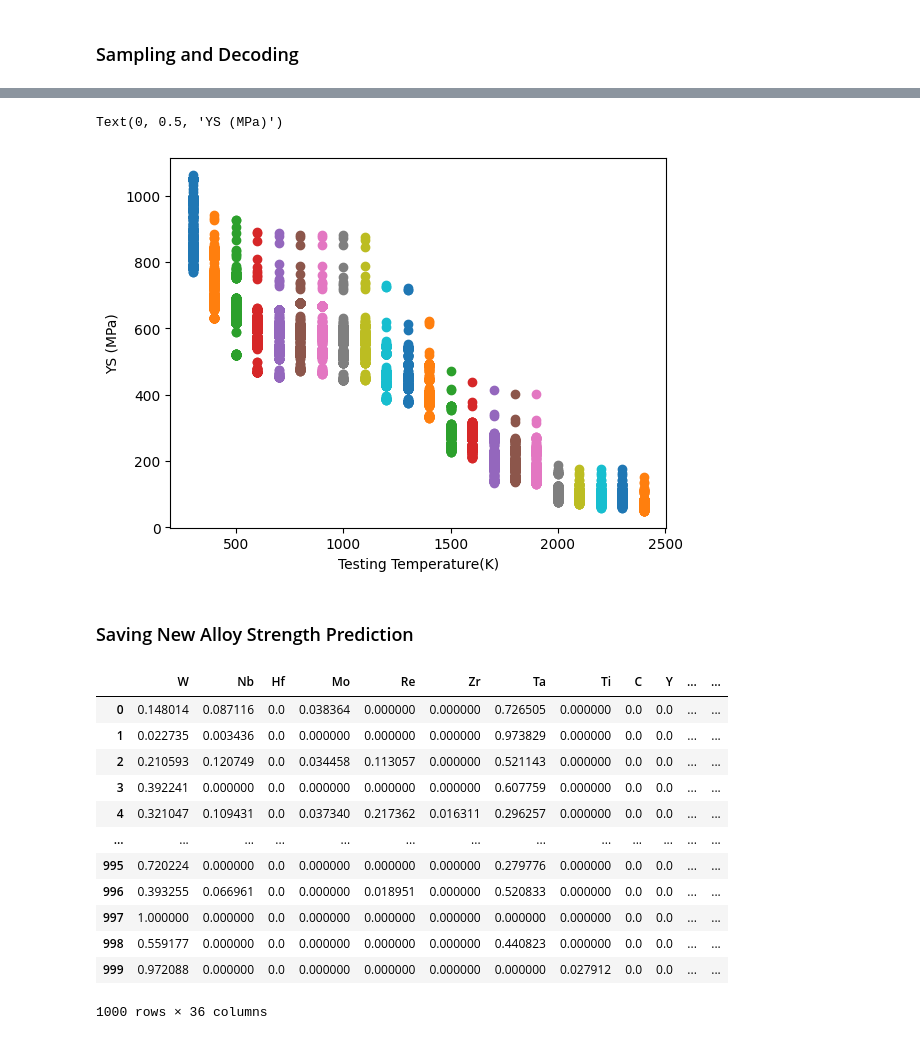
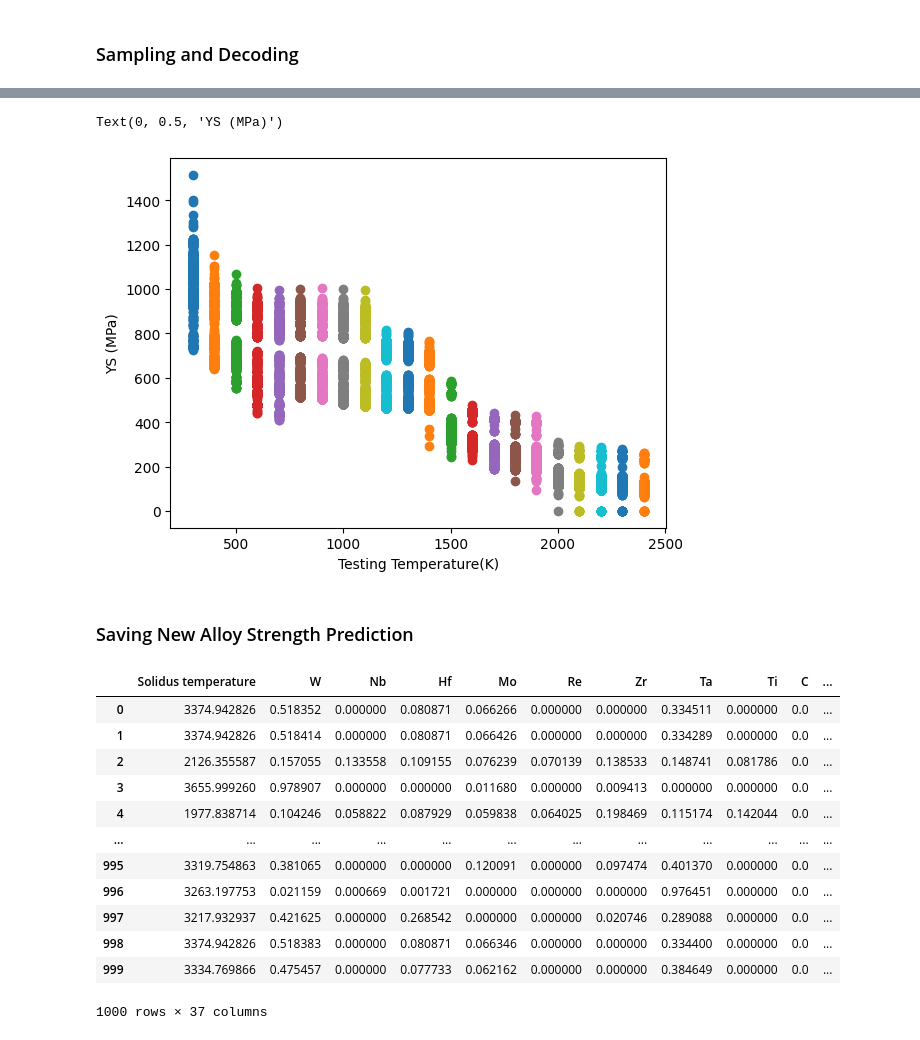
Before and after one commit to hongshuh/alloy, a Jupyter notebook: main.ipynb, the cells around one changed output, grey strips where cells are left out. Cells and saved outputs as stored; diff of their text form; code cells hidden in the pictures.

```diff
--- a/main.ipynb
+++ b/main.ipynb
@@ -290,7 +349,13 @@ strength
 # %% [markdown]
 ### Visulization of data distribution
 # %%
-strength_element = strength.iloc[:,2:]
+if include_tsol:
+    if ratio:
+        strength_element = strength.iloc[:,3:-1]
+    else:
+        strength_element = strength.iloc[:,3:]
+else:
+    strength_element = strength.iloc[:,2:]
 # Rank by average fraction
 sort = strength_element.mean().sort_values(ascending=False).reset_index()
 sort_column = sort['index']
@@ -323,3 +388,13 @@ plt.ylabel('Count')
 # %% [output]
 Text(0, 0.5, 'Count')
 [figure]
+# %%
+if augment == True:
+       augmented_data = strength.copy()
+       augmented_data['Test temp'] = augmented_data['Solidus temperature']
+       if ratio ==True:
+              augmented_data['ratio'] = augmented_data['Test temp']/augmented_data['Solidus temperature']
+
+       augmented_data.drop(columns=[strength_name],inplace=True)
+       # augmented_data[strength_name] = 0.0
+augmented_data
@@ -331,7 +420,10 @@ y = strength[strength_name]
 
 X_train,X_test, y_train,y_test = train_test_split(X,y,test_size=0.3,random_state=42)
 
-
+if augment:
+    X_train = pd.concat([X_train,augmented_data])
+    y_train = y_train.tolist() + np.zeros([len(augmented_data)]).tolist()
+    y_train = np.array(y_train)
 rf = RandomForestRegressor(n_estimators=200,random_state=42)
 rf.fit(X_train,y_train)
 y_pred = rf.predict(X_test)
@@ -437 +530,4 @@ new_composition_df
 1000 rows × 10 columns
+# %%
+new_composition_df['Solidus temperature'] = rf_solt.predict(new_composition_df)
+new_composition_df
@@ -438,36 +551,40 @@ new_composition_df
 # %%
 new_input = pd.concat([X_train.iloc[:1,:],new_composition_df])
 new_input = new_input.iloc[1:,:]
 new_input.fillna(0,inplace=True)
 output_file = new_input.drop(columns=['Test temp'])
 # Prediction for different Testing Temperature
 T_test_list = np.arange(300,2500,100)
 for t in T_test_list:
     new_input['Test temp'] = t
+    if ratio:
+        new_input['ratio'] = new_input['Test temp']/new_input['Solidus temperature']
     pred = rf.predict(new_input)
     output_file[f'{strength_name}_{t}K'] = pred
     plt.scatter(t*np.ones(len(pred)),pred)
 plt.xlabel('Testing Temperature(K)')
 plt.ylabel(f'{strength_name} (MPa)')
 # %% [output]
 Text(0, 0.5, 'YS (MPa)')
-[figure, old version]
+[figure, new version]
 # %% [markdown]
 ### Saving New Alloy Strength Prediction
 # %%
+if ratio:
+    output_file.drop(columns=['ratio'],inplace=True)
 output_file.to_csv(f'./output/new_alloy_{strength_name}.csv',index=None)
 output_file
 # %% [output]
-|  | W | Nb | Hf | Mo | Re | Zr | Ta | Ti | C | Y | ... | ... |
-| 0 | 0.148014 | 0.087116 | 0.0 | 0.038364 | 0.000000 | 0.000000 | 0.726505 | 0.000000 | 0.0 | 0.0 | ... | ... |
-| 1 | 0.022735 | 0.003436 | 0.0 | 0.000000 | 0.000000 | 0.000000 | 0.973829 | 0.000000 | 0.0 | 0.0 | ... | ... |
-| 2 | 0.210593 | 0.120749 | 0.0 | 0.034458 | 0.113057 | 0.000000 | 0.521143 | 0.000000 | 0.0 | 0.0 | ... | ... |
-| 3 | 0.392241 | 0.000000 | 0.0 | 0.000000 | 0.000000 | 0.000000 | 0.607759 | 0.000000 | 0.0 | 0.0 | ... | ... |
-| 4 | 0.321047 | 0.109431 | 0.0 | 0.037340 | 0.217362 | 0.016311 | 0.296257 | 0.000000 | 0.0 | 0.0 | ... | ... |
-| ... | ... | ... | ... | ... | ... | ... | ... | ... | ... | ... | ... | ... |
-| 995 | 0.720224 | 0.000000 | 0.0 | 0.000000 | 0.000000 | 0.000000 | 0.279776 | 0.000000 | 0.0 | 0.0 | ... | ... |
-| 996 | 0.393255 | 0.066961 | 0.0 | 0.000000 | 0.018951 | 0.000000 | 0.520833 | 0.000000 | 0.0 | 0.0 | ... | ... |
-| 997 | 1.000000 | 0.000000 | 0.0 | 0.000000 | 0.000000 | 0.000000 | 0.000000 | 0.000000 | 0.0 | 0.0 | ... | ... |
-| 998 | 0.559177 | 0.000000 | 0.0 | 0.000000 | 0.000000 | 0.000000 | 0.440823 | 0.000000 | 0.0 | 0.0 | ... | ... |
-| 999 | 0.972088 | 0.000000 | 0.0 | 0.000000 | 0.000000 | 0.000000 | 0.000000 | 0.027912 | 0.0 | 0.0 | ... | ... |
+|  | Solidus temperature | W | Nb | Hf | Mo | Re | Zr | Ta | Ti | C | ... |
+| 0 | 3374.942826 | 0.518352 | 0.000000 | 0.080871 | 0.066266 | 0.000000 | 0.000000 | 0.334511 | 0.000000 | 0.0 | ... |
+| 1 | 3374.942826 | 0.518414 | 0.000000 | 0.080871 | 0.066426 | 0.000000 | 0.000000 | 0.334289 | 0.000000 | 0.0 | ... |
+| 2 | 2126.355587 | 0.157055 | 0.133558 | 0.109155 | 0.076239 | 0.070139 | 0.138533 | 0.148741 | 0.081786 | 0.0 | ... |
+| 3 | 3655.999260 | 0.978907 | 0.000000 | 0.000000 | 0.011680 | 0.000000 | 0.009413 | 0.000000 | 0.000000 | 0.0 | ... |
+| 4 | 1977.838714 | 0.104246 | 0.058822 | 0.087929 | 0.059838 | 0.064025 | 0.198469 | 0.115174 | 0.142044 | 0.0 | ... |
+| ... | ... | ... | ... | ... | ... | ... | ... | ... | ... | ... | ... |
+| 995 | 3319.754863 | 0.381065 | 0.000000 | 0.000000 | 0.120091 | 0.000000 | 0.097474 | 0.401370 | 0.000000 | 0.0 | ... |
+| 996 | 3263.197753 | 0.021159 | 0.000669 | 0.001721 | 0.000000 | 0.000000 | 0.000000 | 0.976451 | 0.000000 | 0.0 | ... |
+| 997 | 3217.932937 | 0.421625 | 0.000000 | 0.268542 | 0.000000 | 0.000000 | 0.020746 | 0.289088 | 0.000000 | 0.0 | ... |
+| 998 | 3374.942826 | 0.518383 | 0.000000 | 0.080871 | 0.066346 | 0.000000 | 0.000000 | 0.334400 | 0.000000 | 0.0 | ... |
+| 999 | 3334.769866 | 0.475457 | 0.000000 | 0.077733 | 0.062162 | 0.000000 | 0.000000 | 0.384649 | 0.000000 | 0.0 | ... |
-1000 rows × 36 columns
+1000 rows × 37 columns
```
Also changed, not shown: parts of 22 cells of this notebook, 7 other files.
